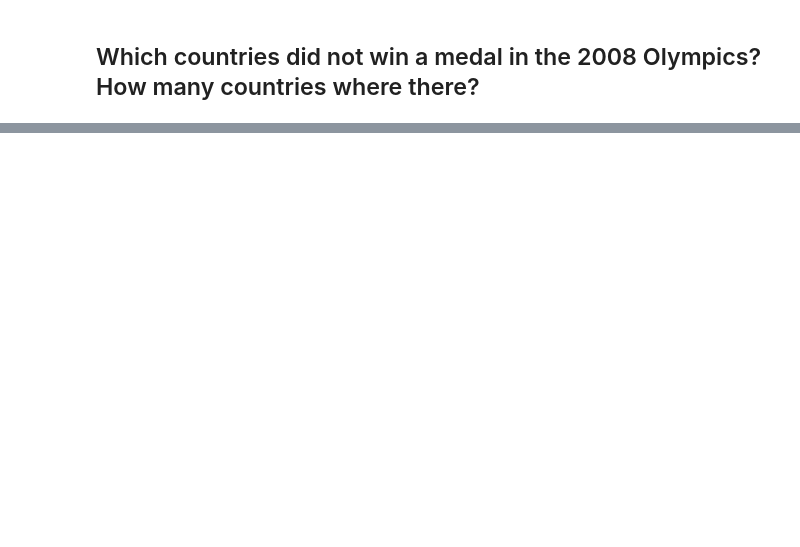
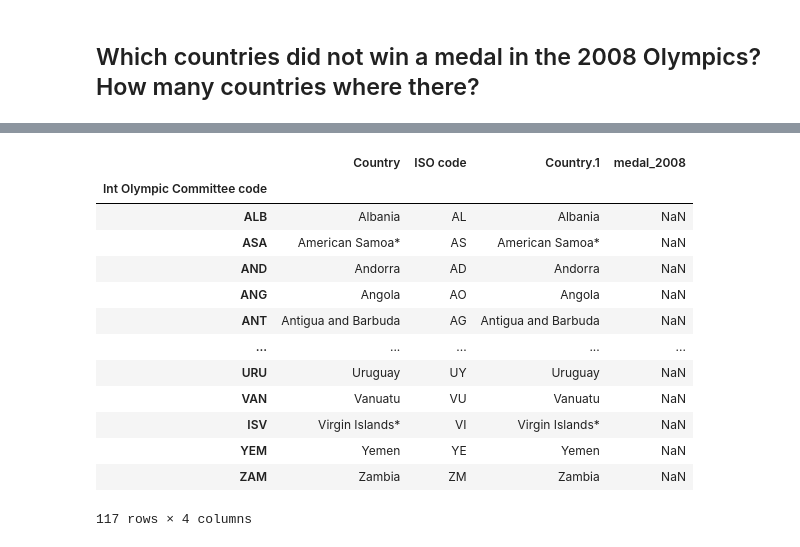
Before and after one commit to jfk17a/LinkedInLearning-PandasEssentials, a Jupyter notebook: ExerciseFiles/Ch06/PersonalChallengeCh6.ipynb, the cells around one changed output, grey strips where cells are left out. Drawn from its saved outputs; the diff is of its cells as text; code cells hidden in the pictures; blank space fills up the shorter version.

```diff
--- a/ExerciseFiles/Ch06/PersonalChallengeCh6.ipynb
+++ b/ExerciseFiles/Ch06/PersonalChallengeCh6.ipynb
@@ -53,0 +37,3 @@ year.loc[2008]
+# %%
+noc = pd.read_csv("../data/Summer Olympic medallists 1896 to 2008 - IOC COUNTRY CODES.csv")
+noc.head()
@@ -53,0 +51,3 @@ year.loc[2008]
+# %%
+noc.set_index('Int Olympic Committee code',inplace=True)
+noc.head()
@@ -53,0 +62,3 @@ year.loc[2008]
+# %%
+medal_2008 = lo.NOC.value_counts()
+medal_2008
@@ -53,0 +79,2 @@ year.loc[2008]
+# %%
+noc['medal_2008'] = medal_2008
@@ -53,0 +91,17 @@ year.loc[2008]
+# %%
+noc[noc.medal_2008.isnull()]
+# %% [output]
+|  | Country | ISO code | Country.1 | medal_2008 |
+| Int Olympic Committee code |  |  |  |  |
+| ALB | Albania | AL | Albania | NaN |
+| ASA | American Samoa* | AS | American Samoa* | NaN |
+| AND | Andorra | AD | Andorra | NaN |
+| ANG | Angola | AO | Angola | NaN |
+| ANT | Antigua and Barbuda | AG | Antigua and Barbuda | NaN |
+| ... | ... | ... | ... | ... |
+| URU | Uruguay | UY | Uruguay | NaN |
+| VAN | Vanuatu | VU | Vanuatu | NaN |
+| ISV | Virgin Islands* | VI | Virgin Islands* | NaN |
+| YEM | Yemen | YE | Yemen | NaN |
+| ZAM | Zambia | ZM | Zambia | NaN |
+117 rows × 4 columns
```
Also changed, not shown: parts of 11 cells of this notebook, 2 other files.
